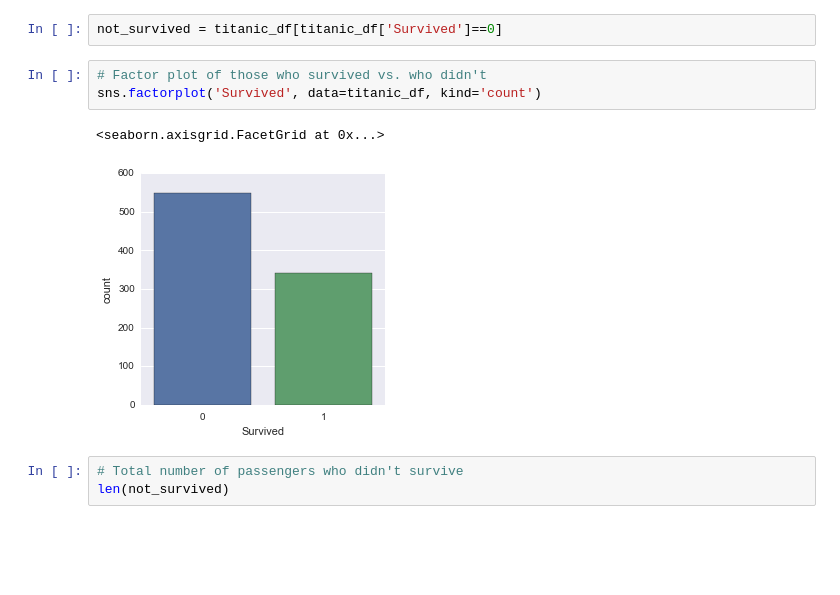
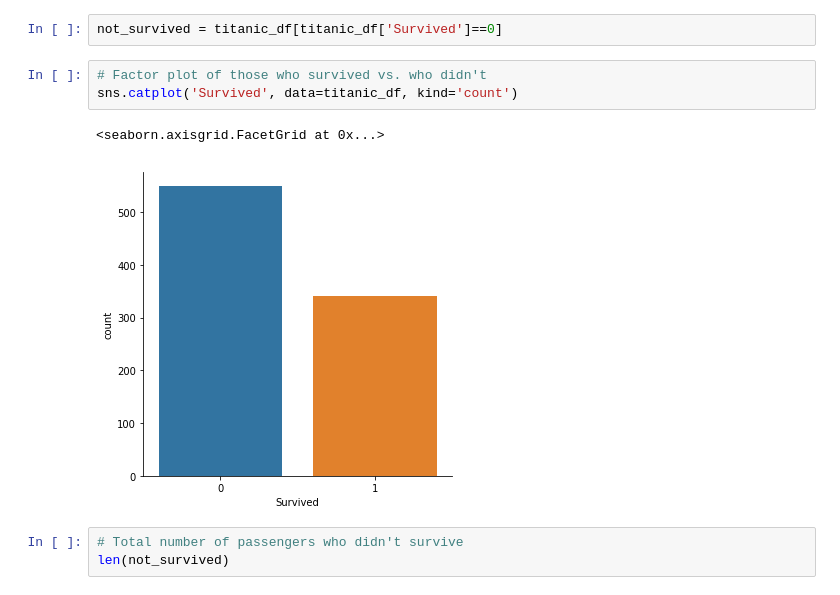
Before and after one commit to zeeshanhs/TitanicEDA, a Jupyter notebook: Titanic - Project.ipynb, the cells around one changed output. Cells and saved outputs as stored; diff of their text form; blank space fills up the shorter version.

```diff
--- a/Titanic - Project.ipynb
+++ b/Titanic - Project.ipynb
@@ -235,10 +227,10 @@ titanic_df.pivot_table('Survived', 'Sex', 'Pclass', aggfunc=np.sum, margins=True
 not_survived = titanic_df[titanic_df['Survived']==0]
 # %%
 # Factor plot of those who survived vs. who didn't
-sns.factorplot('Survived', data=titanic_df, kind='count')
+sns.catplot('Survived', data=titanic_df, kind='count')
 # %% [output]
 <seaborn.axisgrid.FacetGrid at 0x...>
-[figure, old version]
+[figure, new version]
 # %%
 # Total number of passengers who didn't survive
 len(not_survived)
```
Also changed, not shown: parts of 10 cells of this notebook.
